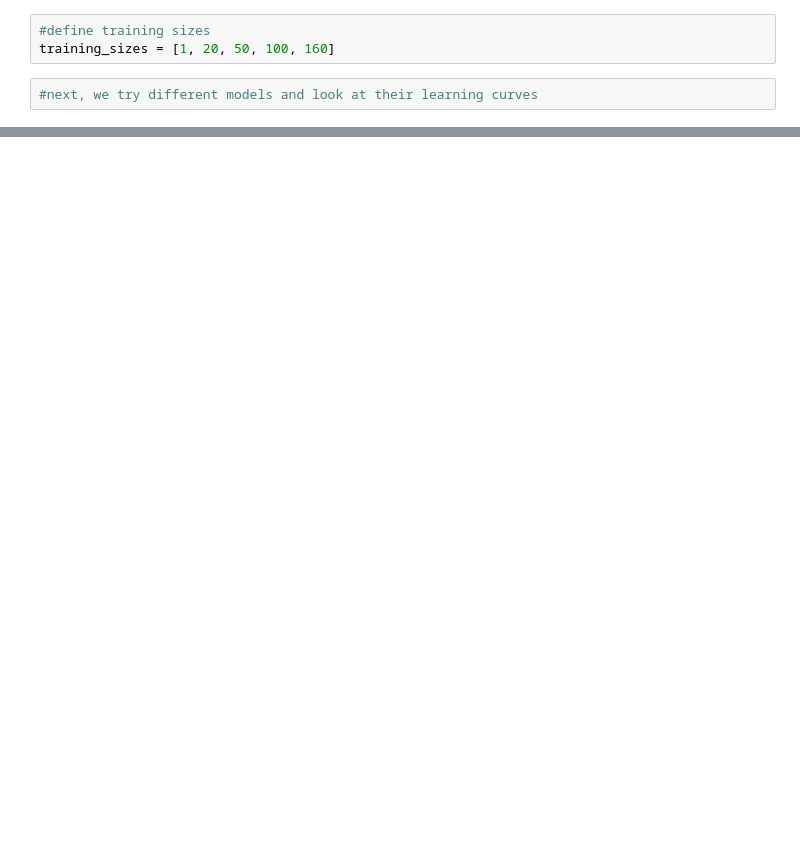
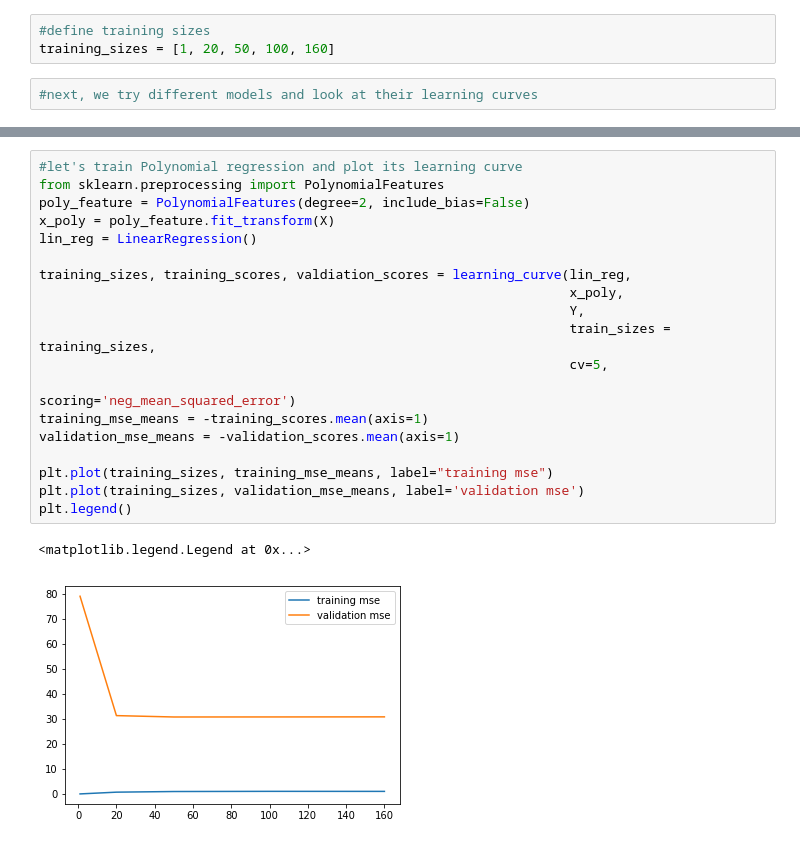
Before and after one commit to joei1994/ML-Projects, a Jupyter notebook: tutorial/learning_curve_2.ipynb, the cells around one changed output, grey strips where cells are left out. Drawn from its saved outputs; the diff is of its cells as text; blank space fills up the shorter version.

```diff
--- a/tutorial/learning_curve_2.ipynb
+++ b/tutorial/learning_curve_2.ipynb
@@ -45,0 +46,22 @@ plt.show()
+# %%
+#let's train Polynomial regression and plot its learning curve
+from sklearn.preprocessing import PolynomialFeatures
+poly_feature = PolynomialFeatures(degree=2, include_bias=False)
+x_poly = poly_feature.fit_transform(X)
+lin_reg = LinearRegression()
+
+training_sizes, training_scores, valdiation_scores = learning_curve(lin_reg,
+                                                                    x_poly,
+                                                                    Y,
+                                                                    train_sizes = training_sizes,
+                                                                    cv=5,
+                                                                    scoring='neg_mean_squared_error')
+training_mse_means = -training_scores.mean(axis=1)
+validation_mse_means = -validation_scores.mean(axis=1)
+
+plt.plot(training_sizes, training_mse_means, label="training mse")
+plt.plot(training_sizes, validation_mse_means, label='validation mse')
+plt.legend()
+# %% [output]
+<matplotlib.legend.Legend at 0x...>
+[figure, added]
```
Also changed, not shown: parts of 2 cells of this notebook.
